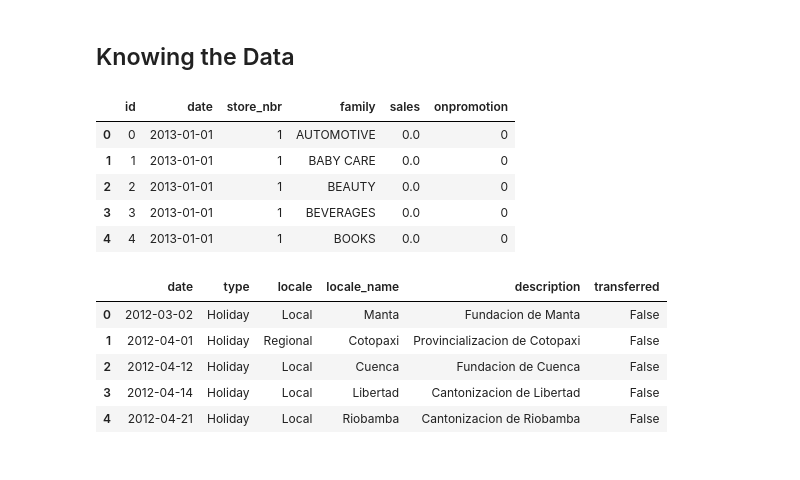
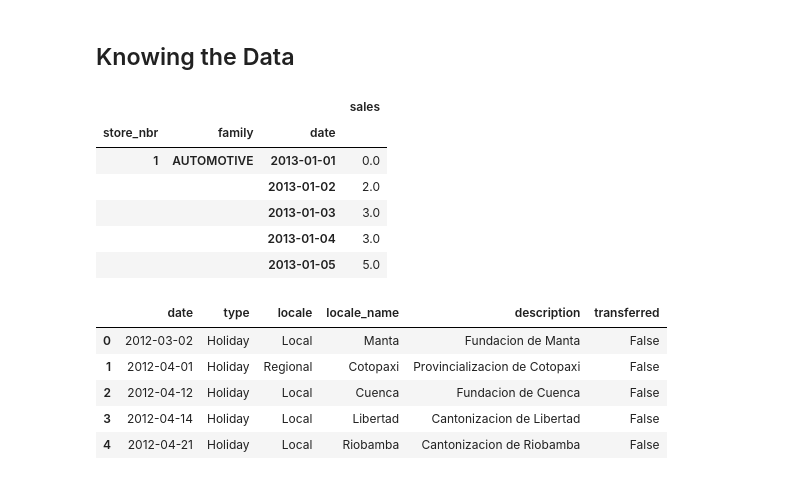
Before and after one commit to fengql123/kaggle, a Jupyter notebook: Store Sales/Store Sales.ipynb, the cells around one changed output. Cells and saved outputs as stored; diff of their text form; code cells hidden in the pictures.

Commit message:
done with store sales

```diff
--- a/Store Sales/Store Sales.ipynb
+++ b/Store Sales/Store Sales.ipynb
@@ -10,14 +10,31 @@ from matplotlib import pyplot as plt
 # %%
 path = "../../kaggle dataset/Store Sales/"
 
-train = pd.read_csv(path + 'train.csv')
-test = pd.read_csv(path + 'test.csv')
+train = pd.read_csv(
+    path + 'train.csv',
+    usecols=['store_nbr', 'family', 'date', 'sales'],
+    dtype={'store_nbr': 'category', 'family': 'category', 'sales': 'float32'},
+    parse_dates=['date'],
+    infer_datetime_format=True
+)
+train.date = train.date.dt.to_period('D')
+train = train.set_index(['store_nbr', 'family', 'date']).sort_index()
+test = pd.read_csv(
+    path + 'test.csv',
+    usecols=['store_nbr', 'family', 'date'],
+    dtype={'store_nbr': 'category', 'family': 'category'},
+    parse_dates=['date'],
+    infer_datetime_format=True
+)
+test.date = test.date.dt.to_period('D')
+test = test.set_index(['store_nbr', 'family', 'date']).sort_index()
 train.head()
 # %% [output]
-|  | id | date | store_nbr | family | sales | onpromotion |
-| 0 | 0 | 2013-01-01 | 1 | AUTOMOTIVE | 0.0 | 0 |
-| 1 | 1 | 2013-01-01 | 1 | BABY CARE | 0.0 | 0 |
-| 2 | 2 | 2013-01-01 | 1 | BEAUTY | 0.0 | 0 |
-| 3 | 3 | 2013-01-01 | 1 | BEVERAGES | 0.0 | 0 |
-| 4 | 4 | 2013-01-01 | 1 | BOOKS | 0.0 | 0 |
+|  |  |  | sales |
+| store_nbr | family | date |  |
+| 1 | AUTOMOTIVE | 2013-01-01 | 0.0 |
+|  |  | 2013-01-02 | 2.0 |
+|  |  | 2013-01-03 | 3.0 |
+|  |  | 2013-01-04 | 3.0 |
+|  |  | 2013-01-05 | 5.0 |
 # %%
```
Also changed, not shown: parts of 21 cells of this notebook, 1 other file.
